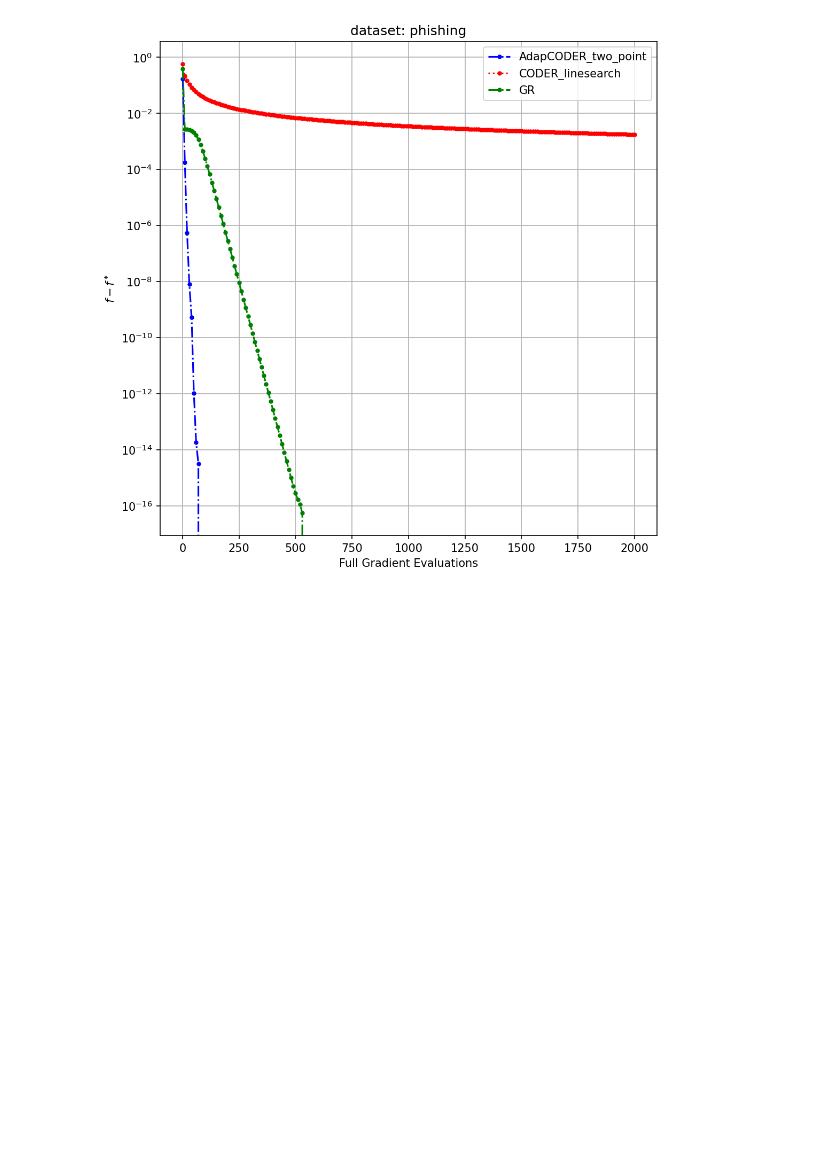
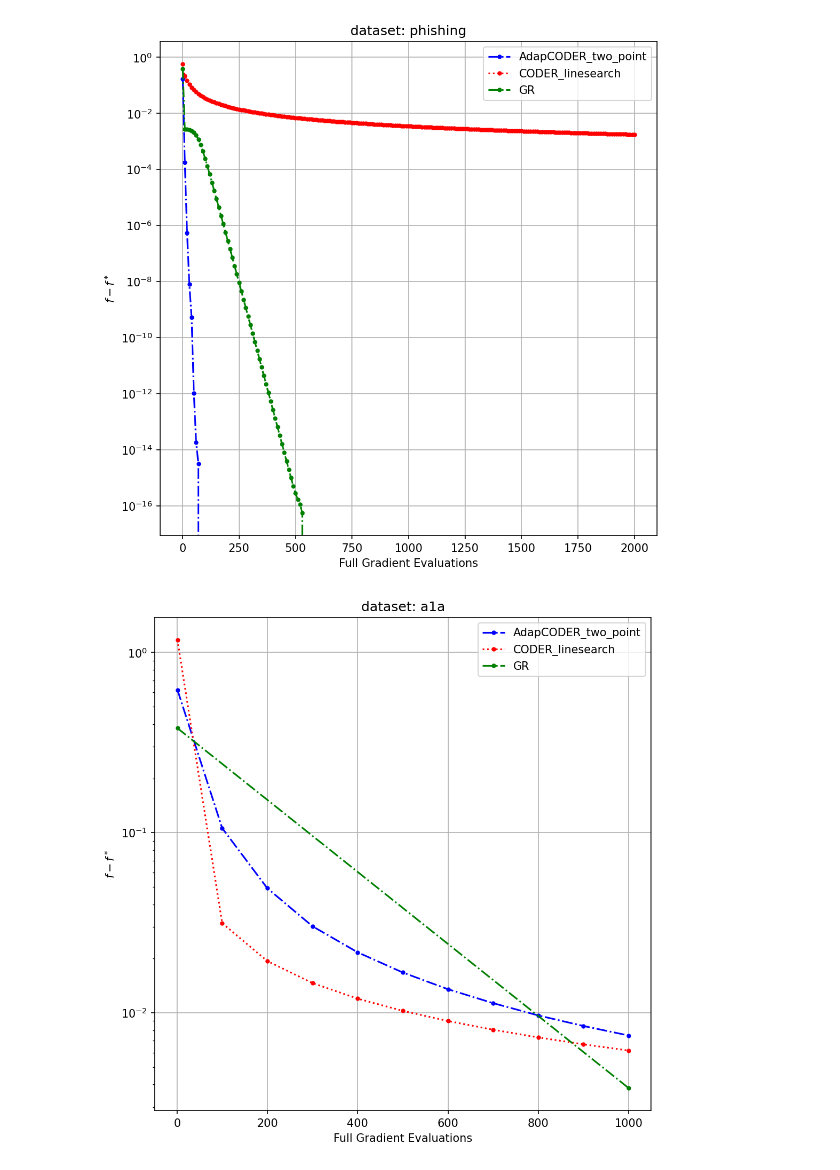
Before and after one commit to Yee-Millennium/ADUCA_Experiments, a Jupyter notebook: plot.ipynb, the cells around one changed output. Drawn from its saved outputs; the diff is of its cells as text; code cells hidden in the pictures; blank space fills up the shorter version.

```diff
--- a/plot.ipynb
+++ b/plot.ipynb
@@ -65,23 +65,6 @@ with open('output/skin_nonskin-0.0_0.0-GR-0.0-output-2024-09-18_00-46-35-111333.
 plot_optmeasures(data1, data2, data3, optval=0.002859627758219943)
 # %% [output]
 [figure]
-# %%
-### a9a (123, 32561)
-
-import json
-
-# Load the JSON data
-# output/a9a-0.0_0.0-AdapCODER-0.0-output-2024-08-12_04-42-11-488756.json (small constants)
-# output/a9a-0.0_0.0-AdapCODER-0.0-output-2024-08-12_04-53-24-733206.json (large)
-with open('output/skin_nonskin-0.0_0.0-AdapCODER_two_point-0.0-output-2024-09-18_00-36-55-296298.json') as f1:
-    data1 = json.load(f1)
-with open('output/skin_nonskin-0.0_0.0-CODER_linesearch-0.0-output-2024-09-18_00-36-10-899812.json') as f2:
-    data2 = json.load(f2)
-with open('output/skin_nonskin-0.0_0.0-GR-0.0-output-2024-09-18_00-46-35-111333.json') as f3:
-    data3 = json.load(f3)
-
-
-plot_optmeasures(data1, data2, data3, optval=0.002859627758219943, filename="skin_nonskin")
 # %%
 ### mushrooms (112, 8124)
 import json
@@ -118,3 +101,22 @@ with open('output/phishing-0.0_0.0-GR-1.0-output-2024-09-18_03-32-00-197463.json
 plot_optmeasures(data1, data2, data3, optval=0.307104015412267)
 # %% [output]
 [figure]
+# %%
+### a1a (123, 1605)
+
+import json
+
+# Load the JSON data
+# output/a9a-0.0_0.0-AdapCODER-0.0-output-2024-08-12_04-42-11-488756.json (small constants)
+# output/a9a-0.0_0.0-AdapCODER-0.0-output-2024-08-12_04-53-24-733206.json (large)
+with open('output/a1a-0.0_0.0-AdapCODER_two_point-0.0-output-2024-09-19_02-26-03-679126.json') as f1:
+    data1 = json.load(f1)
+with open('output/a1a-0.0_0.0-CODER_linesearch-0.0-output-2024-09-19_02-21-25-625842.json') as f2:
+    data2 = json.load(f2)
+with open('output/a1a-0.0_0.0-GR-0.0-output-2024-09-19_02-21-00-819823.json') as f3:
+    data3 = json.load(f3)
+
+
+plot_optmeasures(data1, data2, data3, optval=0.31311653)
+# %% [output]
+[figure, added]
```
Also changed, not shown: parts of 2 cells of this notebook.
